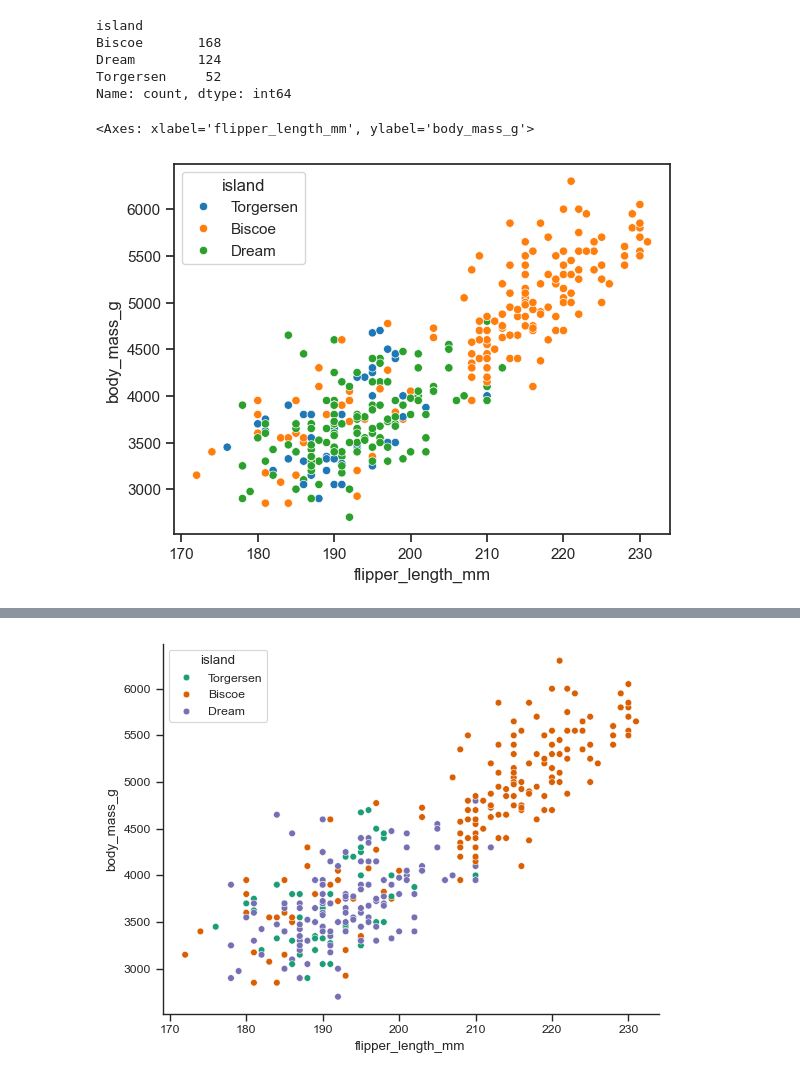
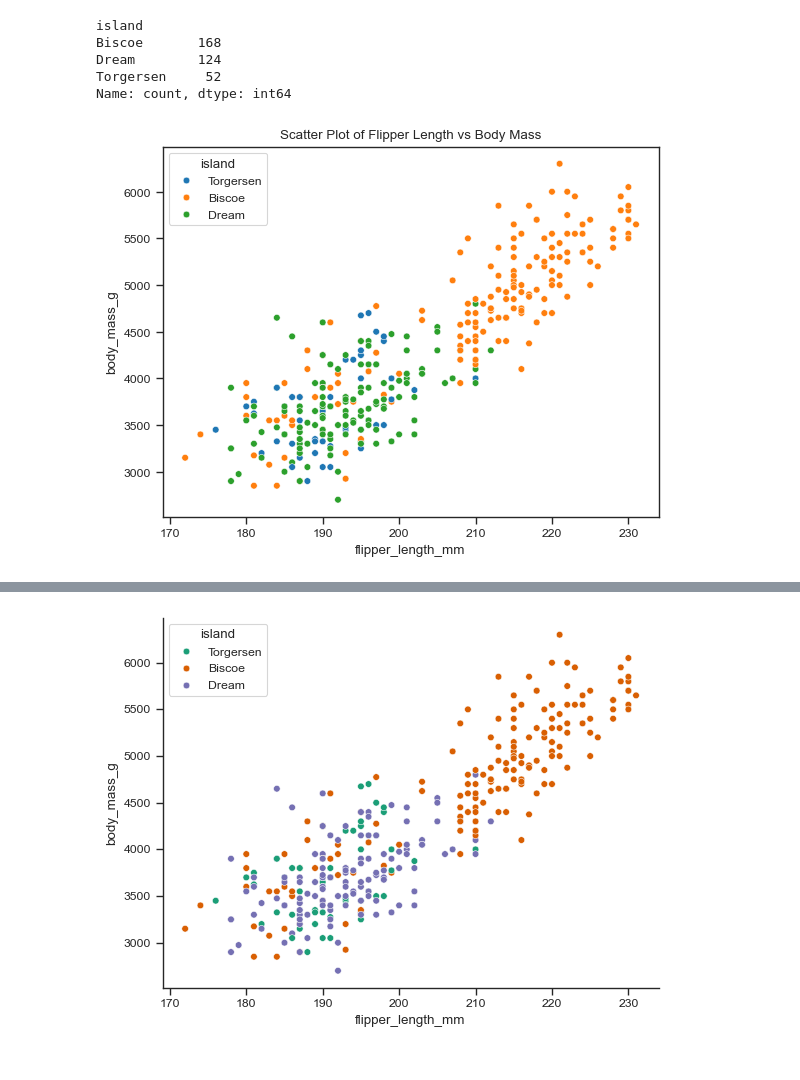
Before and after one commit to dhammdeepgajbhiye32/python-data-analyst-learning, a Jupyter notebook: 05_Seaborn_Library_Jupyter/01.Seaborn_Topics/001.Scatter_plot.ipynb, the cells around one changed output, grey strips where cells are left out. Cells and saved outputs as stored; diff of their text form; code cells hidden in the pictures.

Commit message:
saved images of charts in png

```diff
--- a/05_Seaborn_Library_Jupyter/01.Seaborn_Topics/001.Scatter_plot.ipynb
+++ b/05_Seaborn_Library_Jupyter/01.Seaborn_Topics/001.Scatter_plot.ipynb
@@ -59,10 +60,11 @@ Name: count, dtype: int64
 # %%
 # Creating the Scatter Plot to comapre the flipper lenth in mm vs body weight in grms.
 
 sns.scatterplot(data = penguins, x = "flipper_length_mm", y = "body_mass_g",hue="island")
+plt.title("Scatter Plot of Flipper Length vs Body Mass")
+plt.savefig("001.1.Scatter_plot.png")
 # %% [output]
-<Axes: xlabel='flipper_length_mm', ylabel='body_mass_g'>
-[figure, old version]
+[figure, new version]
 # %%
 # Creating another Scatter plot to compare the flipper length in mm vs body mass in grms.
 
```
Also changed, not shown: parts of 6 cells of this notebook, 39 other files.
